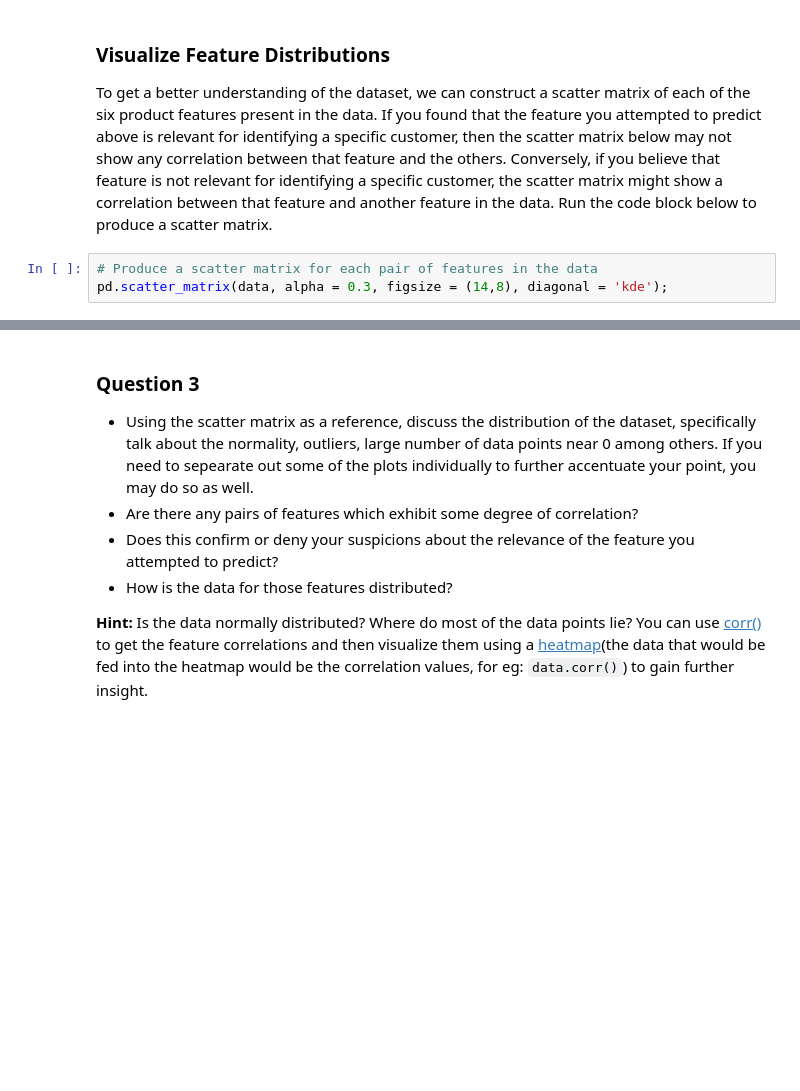
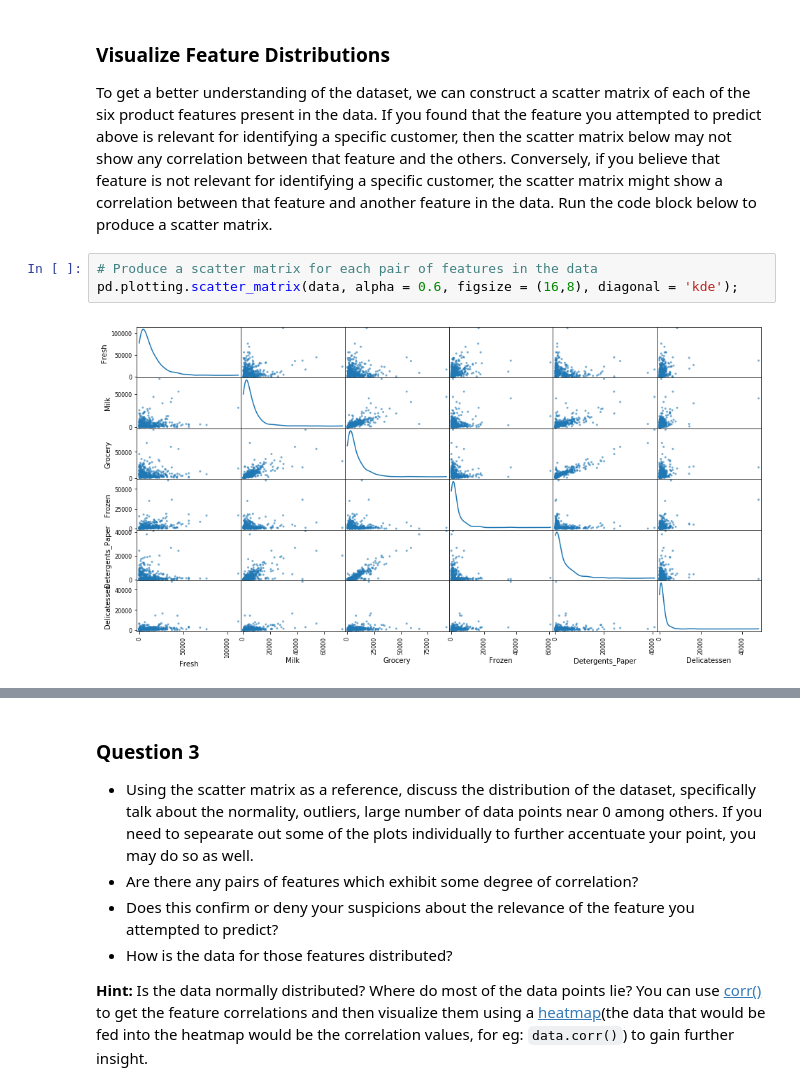
Before and after one commit to schrankf/Udacity_project_ml_customer_segments, a Jupyter notebook: customer_segments.ipynb, the cells around one changed output, grey strips where cells are left out. Saved outputs shown, nothing was run; the diff lists cells and outputs as text; blank space fills up the shorter version.

```diff
--- a/customer_segments.ipynb
+++ b/customer_segments.ipynb
@@ -109,4 +152,6 @@ score = None
 To get a better understanding of the dataset, we can construct a scatter matrix of each of the six product features present in the data. If you found that the feature you attempted to predict above is relevant for identifying a specific customer, then the scatter matrix below may not show any correlation between that feature and the others. Conversely, if you believe that feature is not relevant for identifying a specific customer, the scatter matrix might show a correlation between that feature and another feature in the data. Run the code block below to produce a scatter matrix.
 # %%
 # Produce a scatter matrix for each pair of features in the data
-pd.scatter_matrix(data, alpha = 0.3, figsize = (14,8), diagonal = 'kde');
+pd.plotting.scatter_matrix(data, alpha = 0.6, figsize = (16,8), diagonal = 'kde');
+# %% [output]
+[figure, added]
```
Also changed, not shown: parts of 43 cells of this notebook, 2 other files.
